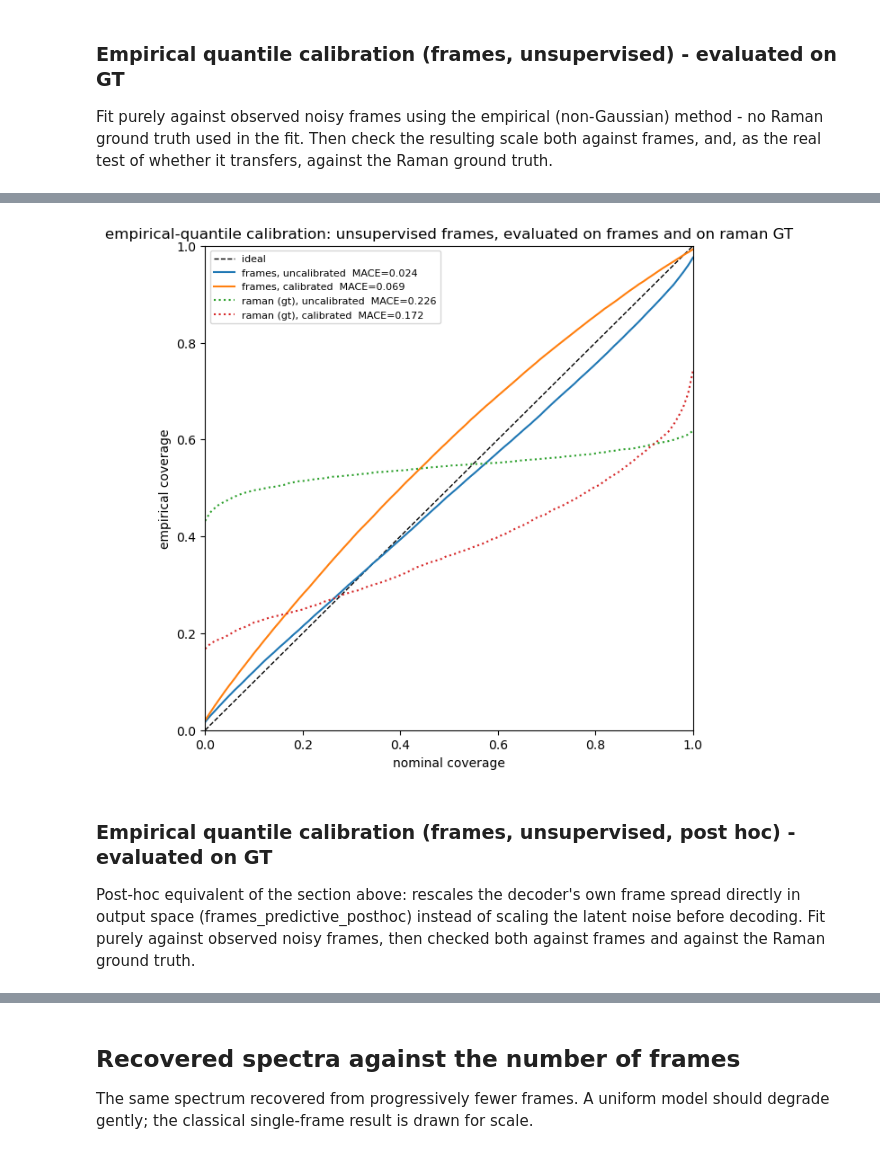
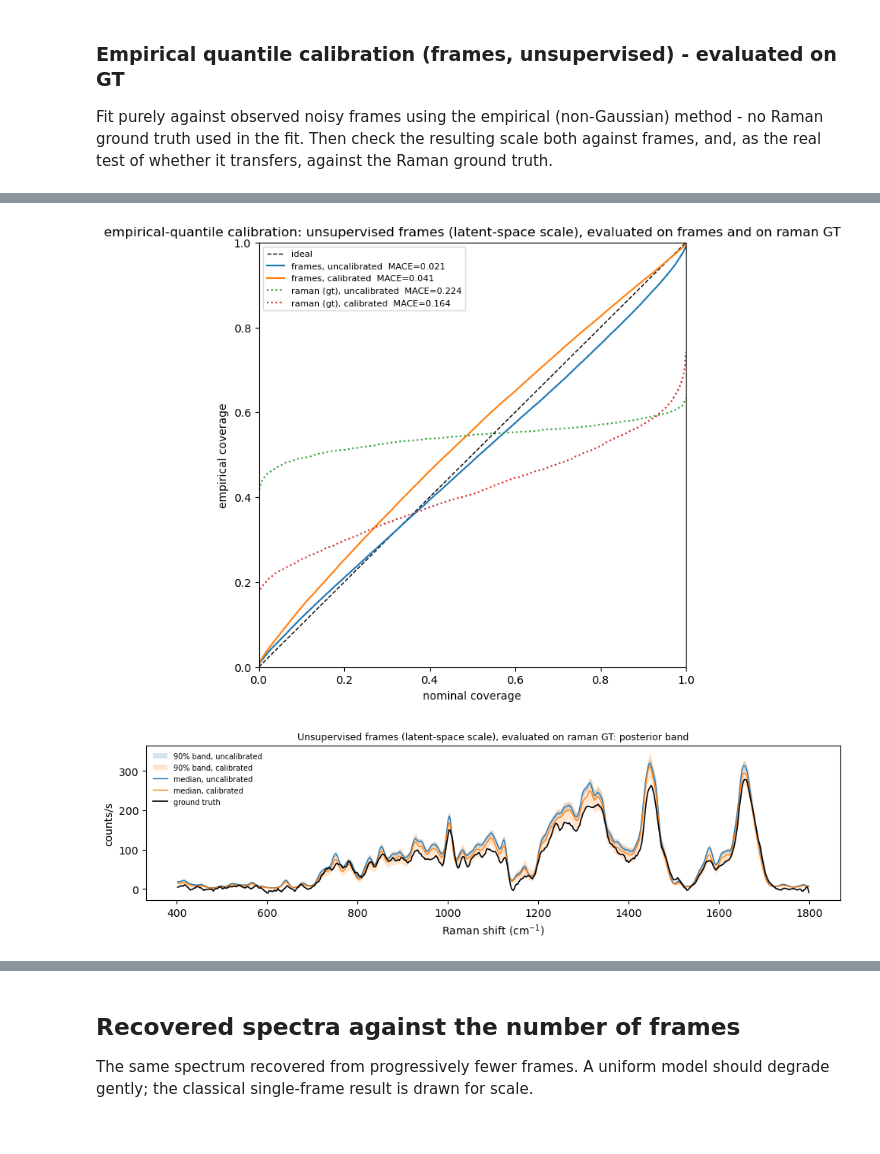
Before and after one commit to tmuird/lumos-vae, a Jupyter notebook: notebooks/evaluate.ipynb, the cells around one changed output, grey strips where cells are left out. Saved outputs shown, nothing was run; the diff lists cells and outputs as text; code cells hidden in the pictures.

```diff
--- a/notebooks/evaluate.ipynb
+++ b/notebooks/evaluate.ipynb
@@ -400,7 +410,8 @@ for row, ds in enumerate(DATASETS):
                     label=k)
         ax.set(xscale="log", xlabel="frames given at inference", ylabel=metric,
                title=f"{ds}: {metric}")
-        ax.set_xticks(T_GRID); ax.set_xticklabels(T_GRID)
+        ax.set_xticks(T_GRID);
+        ax.set_xticklabels(T_GRID)
         ax.spines[["top", "right"]].set_visible(False)
     axes[row][0].set_ylim(0, 1)
     axes[row][0].legend(fontsize=6.5, frameon=False)
@@ -515,11 +525,11 @@ from scipy.optimize import minimize_scalar
 N_CALIB_SPECTRA = 10
 CALIB_FRAMES = 16
 CALIB_LABEL = "glasgow T=16"
-N_POSTERIOR = 1000
+N_POSTERIOR = 500
 BATCH_SIZE = 32
 POSTERIOR_CHUNK = 100  # caps how many posterior draws are batched into one forward
-                        # pass at once; N_POSTERIOR*BATCH_SIZE replicas in a single
-                        # call is what OOM'd the conv encoder at N_POSTERIOR=1000
+# pass at once; N_POSTERIOR*BATCH_SIZE replicas in a single
+# call is what OOM'd the conv encoder at N_POSTERIOR=1000
 
 info = model_info[CALIB_LABEL]
 d, mask = info["data"], eval_mask(info["data"]["wn"])
@@ -535,3 +545,6 @@ recal_frames = d_recal["ts"][:N_CALIB_SPECTRA, :CALIB_FRAMES]
 # nominal grid for the empirical-quantile sections; same length as N_POSTERIOR
 # so a sorted rank maps directly onto a nominal probability.
 nominal = np.linspace(0, 1, N_POSTERIOR)
+
+calib_device = next(info["model"].parameters()).device
+nominal_gpu = torch.tensor(nominal, dtype=torch.float32, device=calib_device)
@@ -1058,48 +931,51 @@ plt.axhline(np.percentile(gt,30))
 # %%
 def f_empirical_frames(scale, model, data, gt_target):
-    _, _, noisy_draws = frames_predictive(scale, model, data)
-    observed = empirical_coverage(noisy_draws, gt_target)
-    return mean_absolute_calibration_error(observed, nominal)
+    _, _, noisy_draws = frames_predictive_latent_gpu(scale, model, data)
+    gt_gpu = torch.tensor(gt_target, dtype=torch.float32, device=noisy_draws.device)
+    observed = empirical_coverage_torch(noisy_draws, gt_gpu)
+    return torch.mean(torch.abs(observed - nominal_gpu)).item()
 
 
 res_empirical_frames = minimize_scalar(f_empirical_frames, bounds=(1, 10), method="bounded",
                                        args=(info["model"], d_recal["ts"][:N_CALIB_SPECTRA], recal_frames))
 scale_empirical_frames = res_empirical_frames.x
 
-_, _, frames_test_uncal = frames_predictive(1, info["model"], d["ts"][:N_CALIB_SPECTRA])
-_, _, frames_test_cal = frames_predictive(scale_empirical_frames, info["model"], d["ts"][:N_CALIB_SPECTRA])
+_, _, frames_test_uncal_d = frames_predictive_latent_gpu(1, info["model"], d["ts"][:N_CALIB_SPECTRA])
+_, _, frames_test_cal_d = frames_predictive_latent_gpu(scale_empirical_frames, info["model"], d["ts"][:N_CALIB_SPECTRA])
+frames_test_uncal_d, frames_test_cal_d = frames_test_uncal_d.cpu().numpy(), frames_test_cal_d.cpu().numpy()
 
-observed_frames_uncal = empirical_coverage(frames_test_uncal, true_frames)
-observed_frames_cal = empirical_coverage(frames_test_cal, true_frames)
+observed_frames_uncal_d = empirical_coverage(frames_test_uncal_d, true_frames)
+observed_frames_cal_d = empirical_coverage(frames_test_cal_d, true_frames)
 
 # the same frames-fitted scale, evaluated on the raman decomposition instead
-draws_raman_uncal = recover_raman_draws(1, info["model"], d["ts"][:N_CALIB_SPECTRA])
-draws_raman_cal = recover_raman_draws(scale_empirical_frames, info["model"], d["ts"][:N_CALIB_SPECTRA])
-observed_raman_uncal = empirical_coverage(draws_raman_uncal, gt)
-observed_raman_cal = empirical_coverage(draws_raman_cal, gt)
+draws_raman_uncal_d = recover_raman_draws_latent_gpu(1, info["model"], d["ts"][:N_CALIB_SPECTRA]).cpu().numpy()
+draws_raman_cal_d = recover_raman_draws_latent_gpu(scale_empirical_frames, info["model"],
+                                                   d["ts"][:N_CALIB_SPECTRA]).cpu().numpy()
+observed_raman_uncal_d = empirical_coverage(draws_raman_uncal_d, gt)
+observed_raman_cal_d = empirical_coverage(draws_raman_cal_d, gt)
 
-mace_frames_uncal = mean_absolute_calibration_error(observed_frames_uncal, nominal)
-mace_frames_cal = mean_absolute_calibration_error(observed_frames_cal, nominal)
-mace_raman_uncal = mean_absolute_calibration_error(observed_raman_uncal, nominal)
-mace_raman_cal = mean_absolute_calibration_error(observed_raman_cal, nominal)
+mace_frames_uncal_d = mean_absolute_calibration_error(observed_frames_uncal_d, nominal)
+mace_frames_cal_d = mean_absolute_calibration_error(observed_frames_cal_d, nominal)
+mace_raman_uncal_d = mean_absolute_calibration_error(observed_raman_uncal_d, nominal)
+mace_raman_cal_d = mean_absolute_calibration_error(observed_raman_cal_d, nominal)
 
 plt.figure(figsize=(7, 7))
 plt.plot(nominal, nominal, "k--", lw=1, label="ideal")
-plt.plot(nominal, observed_frames_uncal, label=f"frames, uncalibrated  MACE={mace_frames_uncal:.3f}")
-plt.plot(nominal, observed_frames_cal, label=f"frames, calibrated  MACE={mace_frames_cal:.3f}")
-plt.plot(nominal, observed_raman_uncal, ls=":", label=f"raman (gt), uncalibrated  MACE={mace_raman_uncal:.3f}")
-plt.plot(nominal, observed_raman_cal, ls=":", label=f"raman (gt), calibrated  MACE={mace_raman_cal:.3f}")
-plt.xlabel("nominal coverage"); plt.ylabel("empirical coverage")
-plt.title("empirical-quantile calibration: unsupervised frames, evaluated on frames and on raman GT")
+plt.plot(nominal, observed_frames_uncal_d, label=f"frames, uncalibrated  MACE={mace_frames_uncal_d:.3f}")
+plt.plot(nominal, observed_frames_cal_d, label=f"frames, calibrated  MACE={mace_frames_cal_d:.3f}")
+plt.plot(nominal, observed_raman_uncal_d, ls=":", label=f"raman (gt), uncalibrated  MACE={mace_raman_uncal_d:.3f}")
+plt.plot(nominal, observed_raman_cal_d, ls=":", label=f"raman (gt), calibrated  MACE={mace_raman_cal_d:.3f}")
+plt.xlabel("nominal coverage");
+plt.ylabel("empirical coverage")
+plt.title(
+    "empirical-quantile calibration: unsupervised frames (latent-space scale), evaluated on frames and on raman GT")
 plt.legend(fontsize=8)
-plt.xlim(0, 1); plt.ylim(0, 1)
+plt.xlim(0, 1);
+plt.ylim(0, 1)
 plt.show()
+
+plot_band(wn, draws_raman_uncal_d, draws_raman_cal_d, gt,
+          title="Unsupervised frames (latent-space scale), evaluated on raman GT: posterior band")
 # %% [output]
-[figure, old version]
+[figure, new version]
+[figure, added]
-# %% [markdown]
-### Empirical quantile calibration (frames, unsupervised, post hoc) - evaluated on GT
-
-Post-hoc equivalent of the section above: rescales the decoder's own frame
-spread directly in output space (frames_predictive_posthoc) instead of
-scaling the latent noise before decoding. Fit purely against observed noisy
-frames, then checked both against frames and against the Raman ground truth.
```
Also changed, not shown: parts of 41 cells of this notebook.
